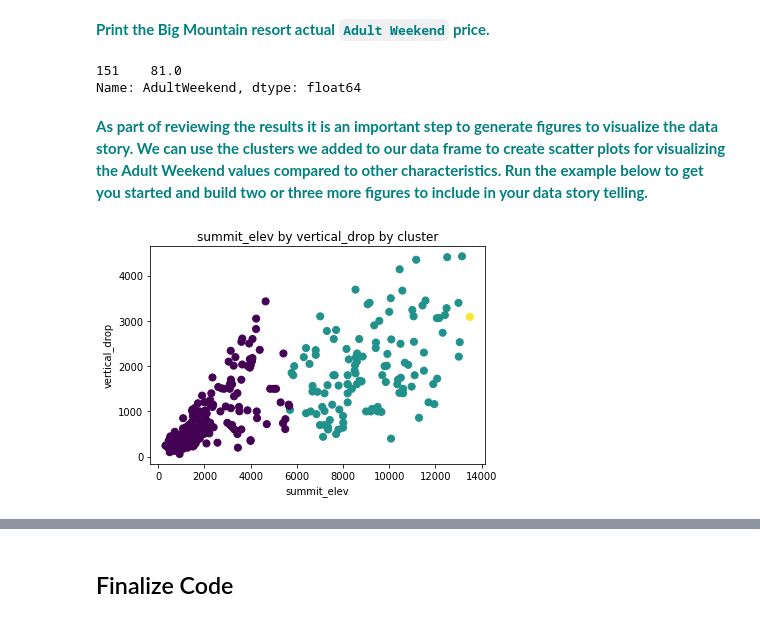
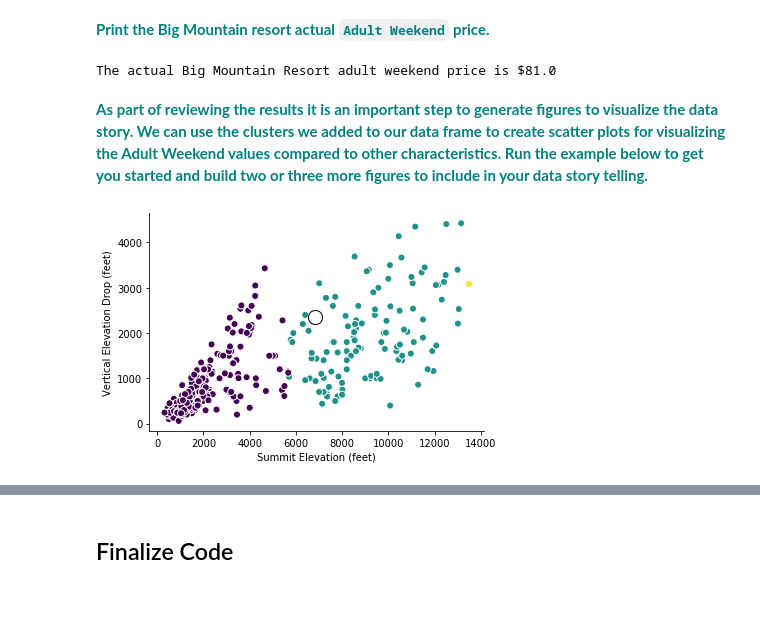
Before and after one commit to reetibhagat/guided_capstone_project, a Jupyter notebook: final_documentation/GuidedCapstone_final_documentationStep6HL.ipynb, the cells around one changed output, grey strips where cells are left out. Saved outputs shown, nothing was run; the diff lists cells and outputs as text; code cells hidden in the pictures.

```diff
--- a/final_documentation/GuidedCapstone_final_documentationStep6HL.ipynb
+++ b/final_documentation/GuidedCapstone_final_documentationStep6HL.ipynb
@@ -147,19 +142,20 @@ price
 array([83.22318003])
 # %% [markdown]
 **<font color='teal'> Print the Big Mountain resort actual `Adult Weekend` price.</font>**
-# %%
-df3['AdultWeekend']
-# %% [output]
-151    81.0
-Name: AdultWeekend, dtype: float64
+# %%
+ac=df[df['Name'].str.contains('Big Mountain')]
+print ("The actual Big Mountain Resort adult weekend price is $%s " % ' '.join(map(str, ac.AdultWeekend)))
+# %% [output]
+The actual Big Mountain Resort adult weekend price is $81.0
 # %% [markdown]
 **<font color='teal'> As part of reviewing the results it is an important step to generate figures to visualize the data story. We can use the clusters we added to our data frame to create scatter plots for visualizing the Adult Weekend values compared to other characteristics. Run the example below to get you started and build two or three more figures to include in your data story telling.</font>**
 # %%
-plt.scatter(df['summit_elev'], df['vertical_drop'], c=df['clusters'], s=50, cmap='viridis', label ='clusters')
-
-plt.xlabel('summit_elev')
-plt.ylabel('vertical_drop')
-plt.title('summit_elev by vertical_drop by cluster')
+plt.scatter(df['summit_elev'], df['vertical_drop'], c=df['clusters'], s=50, cmap='viridis', label ='clusters',edgecolors='white')
+plt.scatter(ac['summit_elev'], ac['vertical_drop'], c='white', s=200,edgecolors='black')
+sns.despine()
+plt.xlabel('Summit Elevation (feet)')
+plt.ylabel('Vertical Elevation Drop (feet)')
+#plt.title('summit_elev by vertical_drop by cluster')
 plt.savefig('figures/fig1.png',bbox_inches='tight')
 # %% [output]
-[figure, old version]
+[figure, new version]
```
Also changed, not shown: parts of 7 cells of this notebook.
